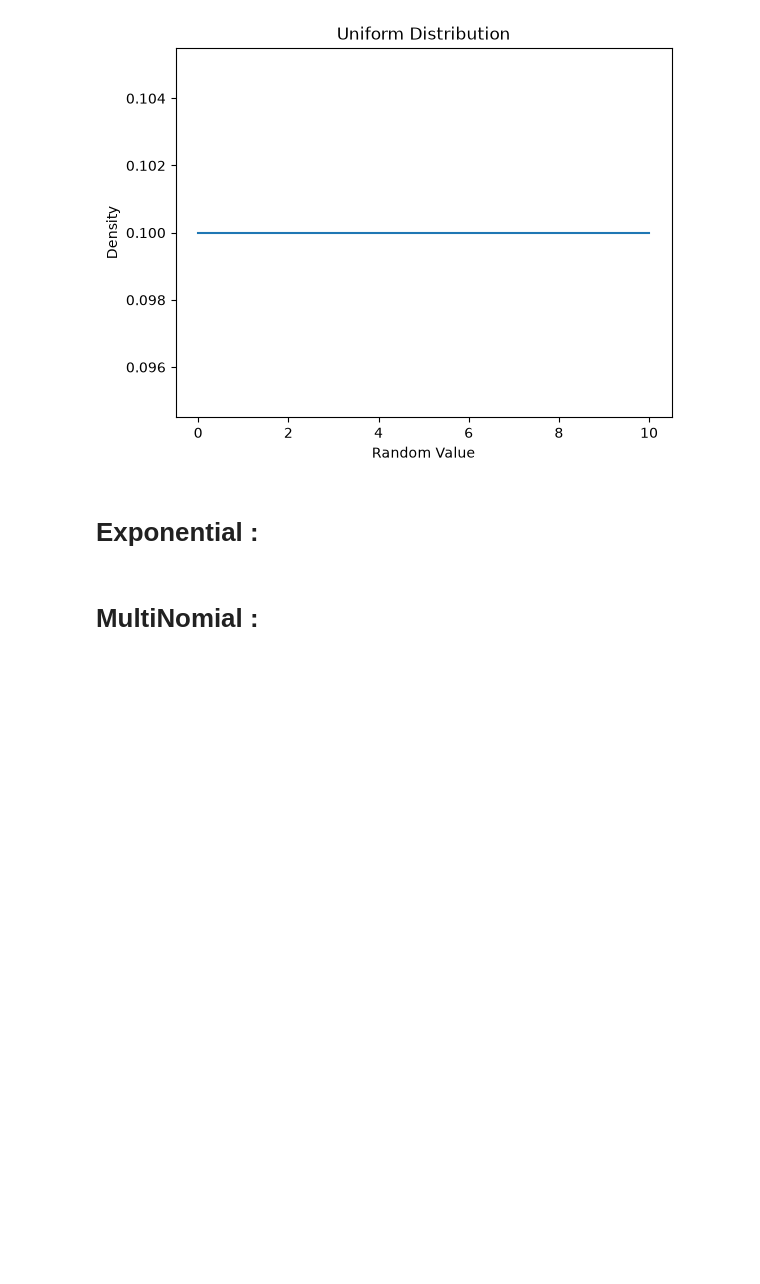
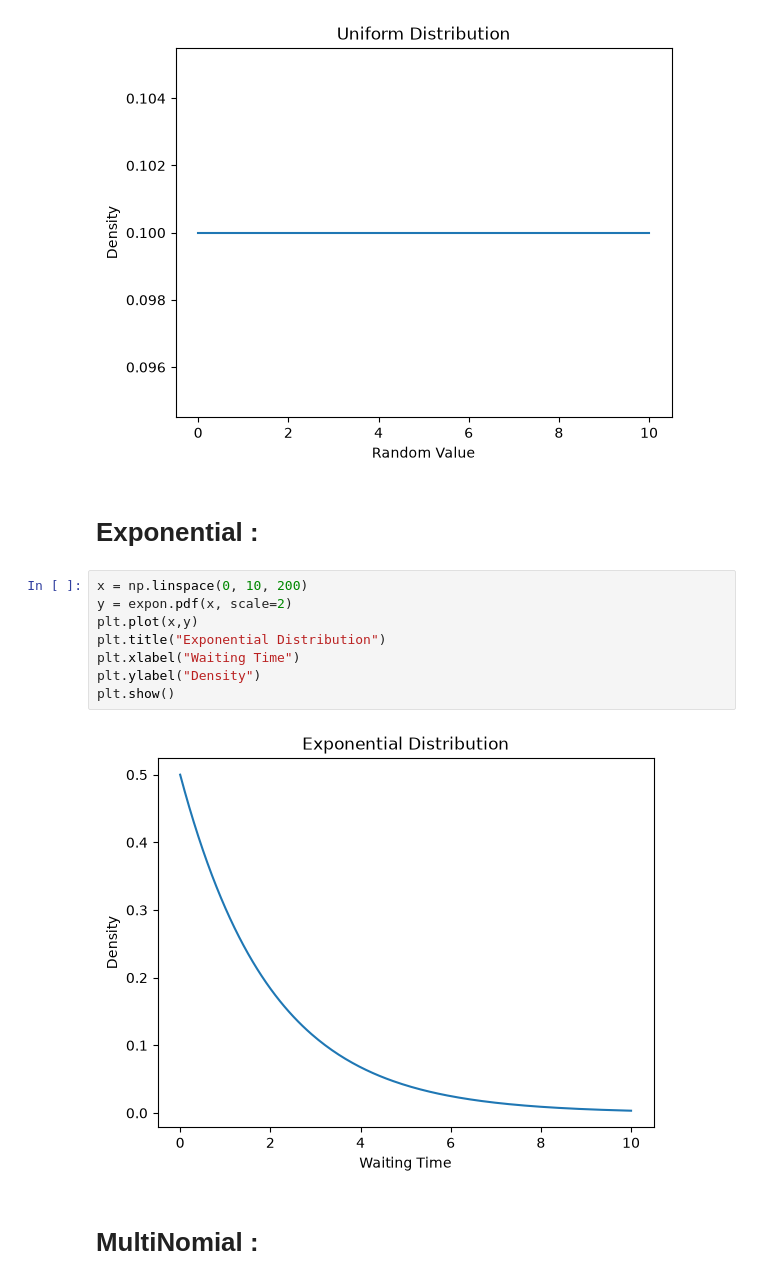
Before and after one commit to hassan-635/AI-Engineering-Course, a Jupyter notebook: Week_3_Mathematics/day_5_probability_and_distributions/prob_dist.ipynb, the cells around one changed output. Drawn from its saved outputs; the diff is of its cells as text; blank space fills up the shorter version.

Commit message:
exponential distribution

```diff
--- a/Week_3_Mathematics/day_5_probability_and_distributions/prob_dist.ipynb
+++ b/Week_3_Mathematics/day_5_probability_and_distributions/prob_dist.ipynb
@@ -78,6 +78,16 @@ plt.show()
 [figure]
 # %% [markdown]
 # Exponential :
+# %%
+x = np.linspace(0, 10, 200)
+y = expon.pdf(x, scale=2)
+plt.plot(x,y)
+plt.title("Exponential Distribution")
+plt.xlabel("Waiting Time")
+plt.ylabel("Density")
+plt.show()
+# %% [output]
+[figure, added]
 # %% [markdown]
 # MultiNomial :
 # %% [markdown]
```
